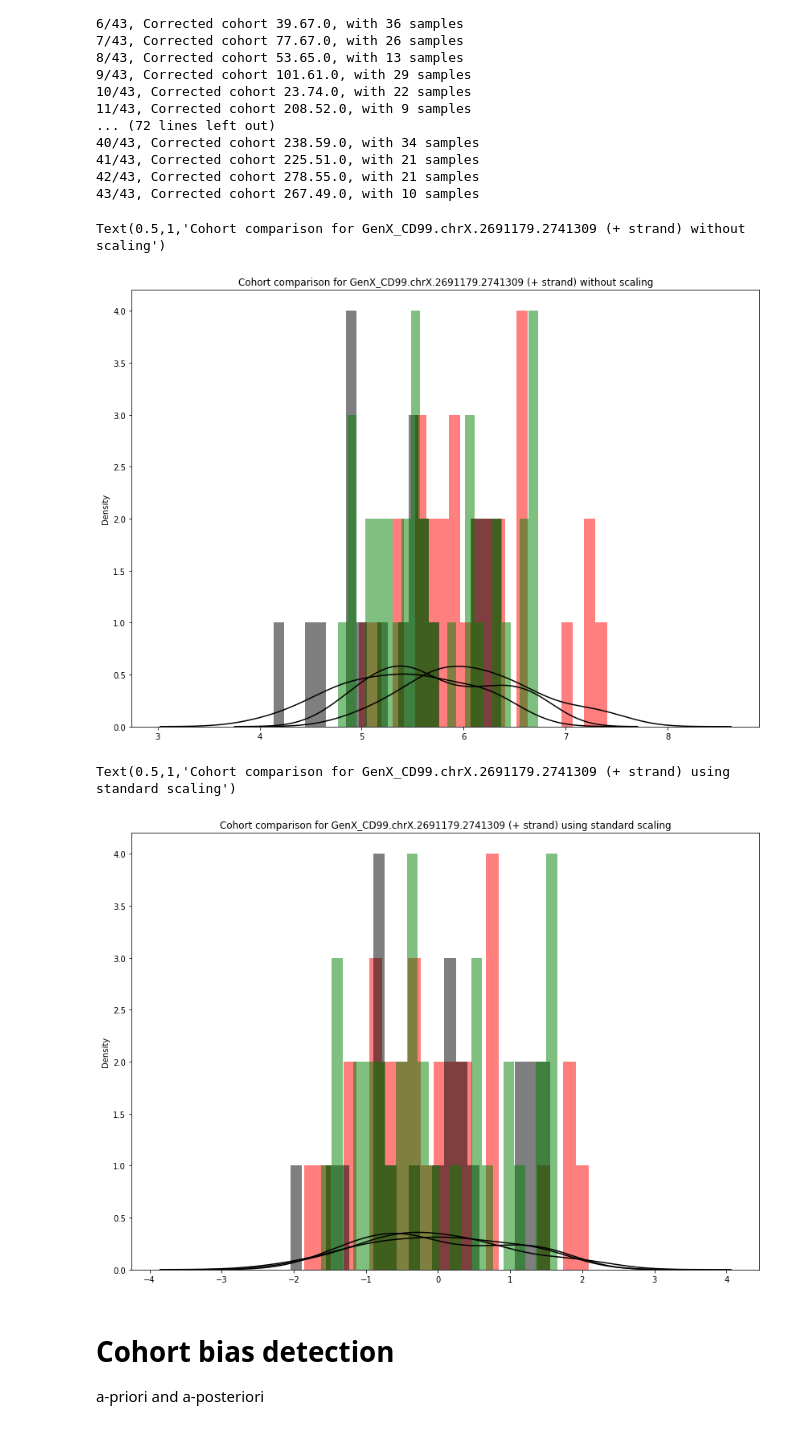
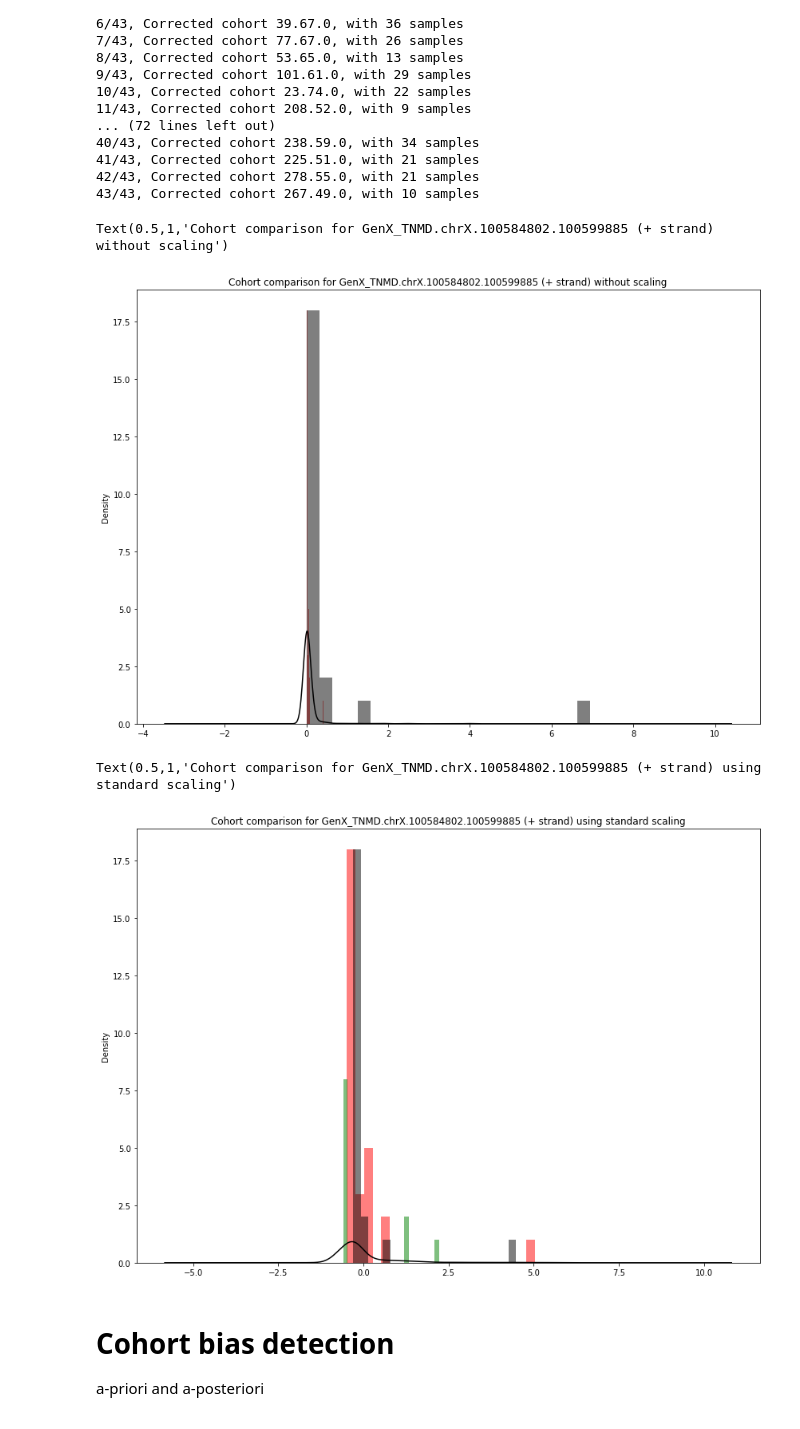
Before and after one commit to thu-vu92/Kanker-onderzoek, a Jupyter notebook: _bram/_notebooks/cohort_bias_correction_RNAexpression.ipynb, the cells around one changed output. Cells and saved outputs as stored; diff of their text form; code cells hidden in the pictures.

```diff
--- a/_bram/_notebooks/cohort_bias_correction_RNAexpression.ipynb
+++ b/_bram/_notebooks/cohort_bias_correction_RNAexpression.ipynb
@@ -260,40 +262,32 @@ if mean_shift:
 42/43, Corrected cohort 278.55.0, with 21 samples
 43/43, Corrected cohort 267.49.0, with 10 samples
 # %%
-test_gene = 'GenX_CD99.chrX.2691179.2741309'
+test_gene = 'GenX_TNMD.chrX.100584802.100599885'
 merged_RNA_plus.loc[merged_RNA_plus.batch_number=='101.61.0'][test_gene]\
                 .plot.hist(alpha=0.5, bins=22, figsize=(14,10), color='red')
 merged_RNA_plus.loc[merged_RNA_plus.batch_number=='196.63.0'][test_gene]\
                 .plot.hist(alpha=0.5, bins=22, figsize=(14,10), color='black')
-merged_RNA_plus.loc[merged_RNA_plus.batch_number=='264.59.0'][test_gene]\
+merged_RNA_plus.loc[merged_RNA_plus.batch_number=='415.35.0'][test_gene]\
                 .plot.hist(alpha=0.5, bins=22, figsize=(14,10), color='green')
-merged_RNA_plus.loc[merged_RNA_plus.batch_number=='101.61.0'][test_gene]\
-                .plot.kde(color='black')
-merged_RNA_plus.loc[merged_RNA_plus.batch_number=='196.63.0'][test_gene]\
-                .plot.kde(color='black')
-merged_RNA_plus.loc[merged_RNA_plus.batch_number=='264.59.0'][test_gene]\
+merged_RNA_plus[test_gene]\
                 .plot.kde(color='black')
 plt.title('Cohort comparison for {} (+ strand) without scaling'.format(test_gene))
 # %% [output]
-Text(0.5,1,'Cohort comparison for GenX_CD99.chrX.2691179.2741309 (+ strand) without scaling')
+Text(0.5,1,'Cohort comparison for GenX_TNMD.chrX.100584802.100599885 (+ strand) without scaling')
-[figure, old version]
+[figure, new version]
 # %%
 merged_RNA_plus_CBC_LS.loc[merged_RNA_plus_CBC_LS.batch_number=='101.61.0'][test_gene]\
                 .plot.hist(alpha=0.5, bins=22, figsize=(14,10), color='red')
 merged_RNA_plus_CBC_LS.loc[merged_RNA_plus_CBC_LS.batch_number=='196.63.0'][test_gene]\
                 .plot.hist(alpha=0.5, bins=22, figsize=(14,10), color='black')
-merged_RNA_plus_CBC_LS.loc[merged_RNA_plus_CBC_LS.batch_number=='264.59.0'][test_gene]\
+merged_RNA_plus_CBC_LS.loc[merged_RNA_plus_CBC_LS.batch_number=='415.35.0'][test_gene]\
                 .plot.hist(alpha=0.5, bins=22, figsize=(14,10), color='green')
-merged_RNA_plus_CBC_LS.loc[merged_RNA_plus_CBC_LS.batch_number=='101.61.0'][test_gene]\
-                .plot.kde(color='black')
-merged_RNA_plus_CBC_LS.loc[merged_RNA_plus_CBC_LS.batch_number=='196.63.0'][test_gene]\
-                .plot.kde(color='black')
-merged_RNA_plus_CBC_LS.loc[merged_RNA_plus_CBC_LS.batch_number=='264.59.0'][test_gene]\
+merged_RNA_plus_CBC_LS[test_gene]\
                 .plot.kde(color='black')
 plt.title('Cohort comparison for {} (+ strand) using standard scaling'.format(test_gene))
 # %% [output]
-Text(0.5,1,'Cohort comparison for GenX_CD99.chrX.2691179.2741309 (+ strand) using standard scaling')
+Text(0.5,1,'Cohort comparison for GenX_TNMD.chrX.100584802.100599885 (+ strand) using standard scaling')
-[figure, old version]
+[figure, new version]
 # %%
 merged_RNA_min_CBC_LS.to_csv(sourceDir+"/Lung/_prepped/RNAexpression_minStrand_LSquant.csv.gzip",
                 compression="gzip")
```
Also changed, not shown: parts of 13 cells of this notebook.
